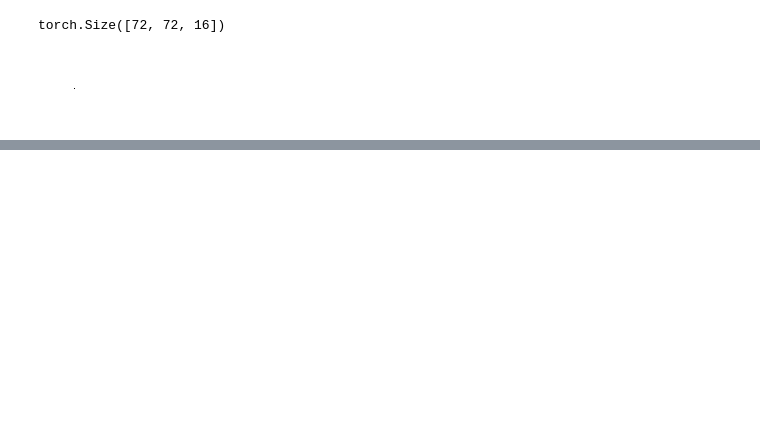
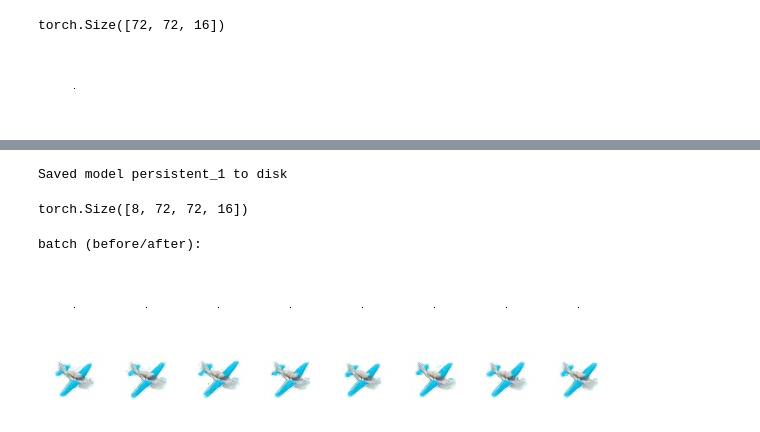
Before and after one commit to Radevsi/cellular-automata, a Jupyter notebook: PyTorch_reimplementations/persistent_mode.ipynb, the cells around one changed output, grey strips where cells are left out. Cells and saved outputs as stored; diff of their text form; code cells hidden in the pictures; blank space fills up the shorter version.

```diff
--- a/PyTorch_reimplementations/persistent_mode.ipynb
+++ b/PyTorch_reimplementations/persistent_mode.ipynb
@@ -396,0 +350,15 @@ True
+# %%
+save_ca_model(ca, "persistent_1")
+# %% [output]
+Saved model persistent_1 to disk
+# %%
+x0.shape
+# %% [output]
+torch.Size([8, 72, 72, 16])
+# %%
+importlib.reload(sys.modules['original_utils'])
+from original_utils import *
+x = simulate_model(ca.to(device), x0.to(device), n_steps=195, device=device)
+# %% [output]
+batch (before/after):
+[figure, added]
```
Also changed, not shown: parts of 17 cells of this notebook, 2 other files.
